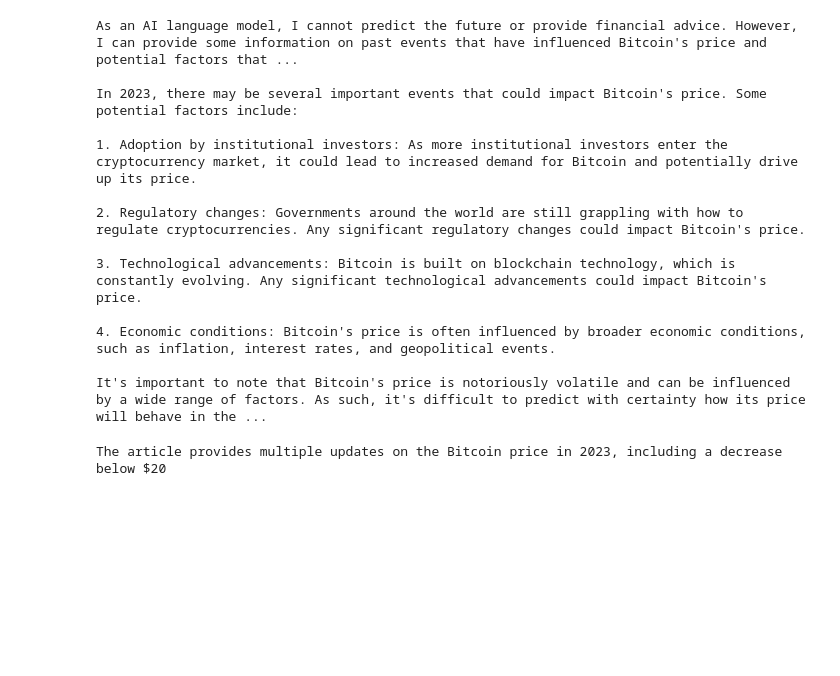
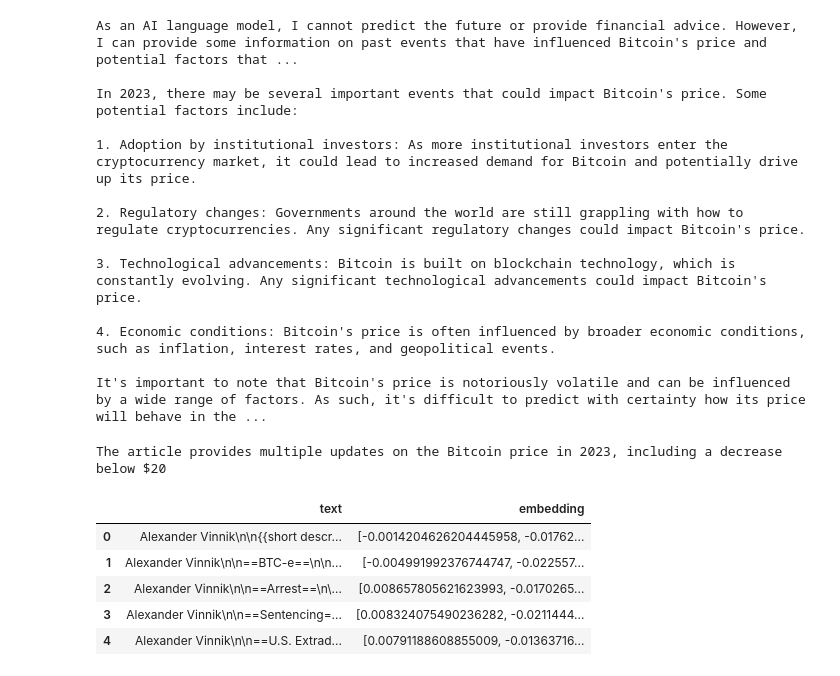
Before and after one commit to kozanakyel/KZ-Engine-Financial-AI-Assistant, a Jupyter notebook: trading-teacher/wiki-indicator-search-embeddings-qa.ipynb, the cells around one changed output. Saved outputs shown, nothing was run; the diff lists cells and outputs as text; code cells hidden in the pictures; blank space fills up the shorter version.

Commit message:
bitcoin embeddings searchs

```diff
--- a/trading-teacher/wiki-indicator-search-embeddings-qa.ipynb
+++ b/trading-teacher/wiki-indicator-search-embeddings-qa.ipynb
@@ -242,3 +242,19 @@ response = openai.ChatCompletion.create(
 print(response['choices'][0]['message']['content'])
 # %% [output]
 The article provides multiple updates on the Bitcoin price in 2023, including a decrease below $20
+# %%
+embeddings_path = '../data/bitcoin_wikipedia.csv'
+df = pd.read_csv(embeddings_path)
+# %%
+# convert embeddings from CSV str type back to list type
+df['embedding'] = df['embedding'].apply(ast.literal_eval)
+# %%
+# the dataframe has two columns: "text" and "embedding"
+df.head()
+# %% [output]
+|  | text | embedding |
+| 0 | Alexander Vinnik\n\n{{short descr... | [-0.0014204626204445958, -0.01762... |
+| 1 | Alexander Vinnik\n\n==BTC-e==\n\n... | [-0.004991992376744747, -0.022557... |
+| 2 | Alexander Vinnik\n\n==Arrest==\n\... | [0.008657805621623993, -0.0170265... |
+| 3 | Alexander Vinnik\n\n==Sentencing=... | [0.008324075490236282, -0.0211444... |
+| 4 | Alexander Vinnik\n\n==U.S. Extrad... | [0.00791188608855009, -0.01363716... |
```
Also changed, not shown: parts of 9 cells of this notebook, 1 other file.
